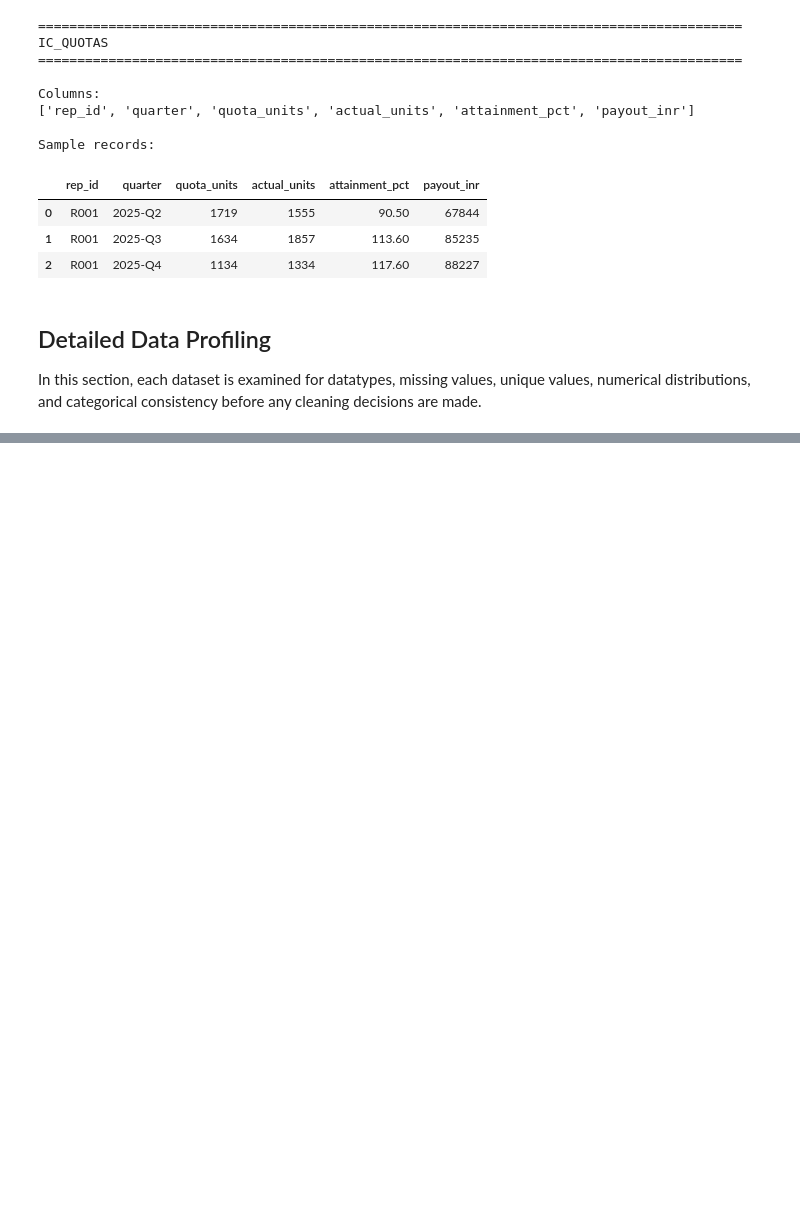
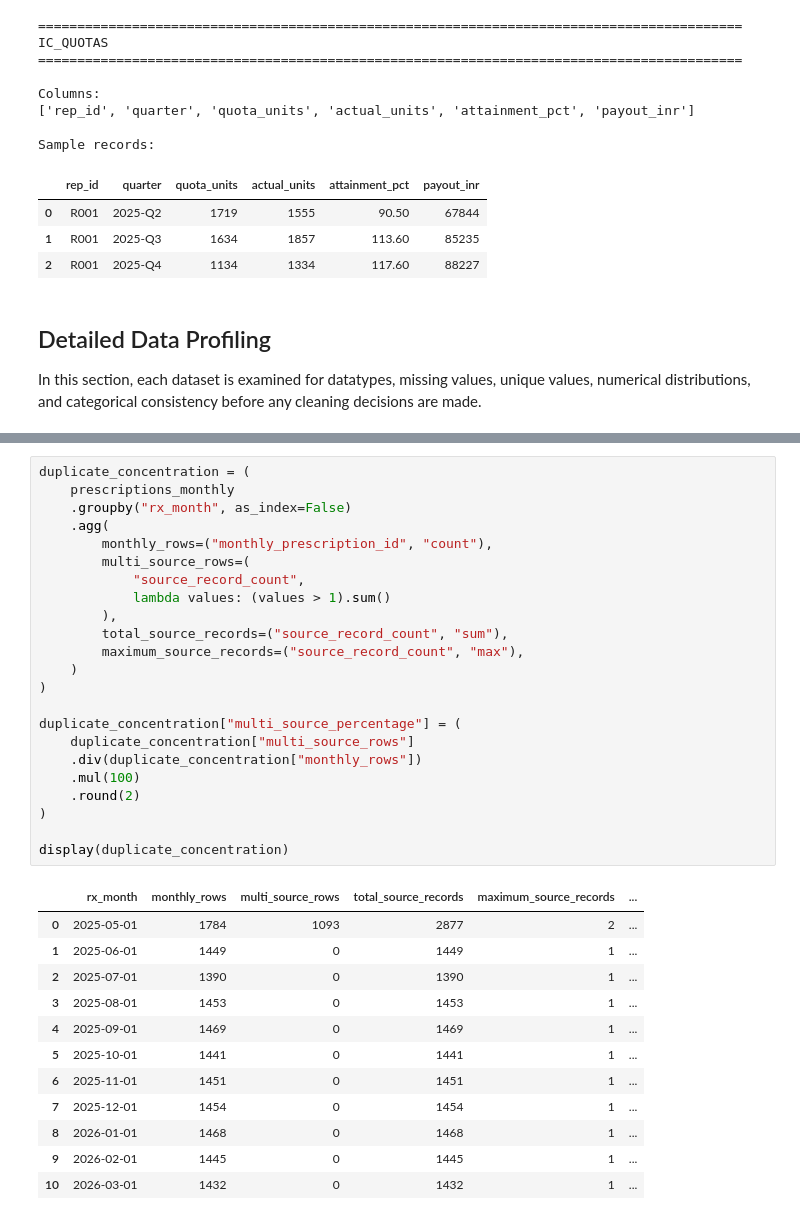
Before and after one commit to anupam-devcodes/rxguide-hcp-analytics, a Jupyter notebook: notebooks/01_data_cleaning_and_eda.ipynb, the cells around one changed output, grey strips where cells are left out. Saved outputs shown, nothing was run; the diff lists cells and outputs as text; blank space fills up the shorter version.

```diff
--- a/notebooks/01_data_cleaning_and_eda.ipynb
+++ b/notebooks/01_data_cleaning_and_eda.ipynb
@@ -262,0 +1961,36 @@ NameError: name 'datasets' is not defined
+# %%
+duplicate_concentration = (
+    prescriptions_monthly
+    .groupby("rx_month", as_index=False)
+    .agg(
+        monthly_rows=("monthly_prescription_id", "count"),
+        multi_source_rows=(
+            "source_record_count",
+            lambda values: (values > 1).sum()
+        ),
+        total_source_records=("source_record_count", "sum"),
+        maximum_source_records=("source_record_count", "max"),
+    )
+)
+
+duplicate_concentration["multi_source_percentage"] = (
+    duplicate_concentration["multi_source_rows"]
+    .div(duplicate_concentration["monthly_rows"])
+    .mul(100)
+    .round(2)
+)
+
+display(duplicate_concentration)
+# %% [output]
+|  | rx_month | monthly_rows | multi_source_rows | total_source_records | maximum_source_records | ... |
+| 0 | 2025-05-01 | 1784 | 1093 | 2877 | 2 | ... |
+| 1 | 2025-06-01 | 1449 | 0 | 1449 | 1 | ... |
+| 2 | 2025-07-01 | 1390 | 0 | 1390 | 1 | ... |
+| 3 | 2025-08-01 | 1453 | 0 | 1453 | 1 | ... |
+| 4 | 2025-09-01 | 1469 | 0 | 1469 | 1 | ... |
+| 5 | 2025-10-01 | 1441 | 0 | 1441 | 1 | ... |
+| 6 | 2025-11-01 | 1451 | 0 | 1451 | 1 | ... |
+| 7 | 2025-12-01 | 1454 | 0 | 1454 | 1 | ... |
+| 8 | 2026-01-01 | 1468 | 0 | 1468 | 1 | ... |
+| 9 | 2026-02-01 | 1445 | 0 | 1445 | 1 | ... |
+| 10 | 2026-03-01 | 1432 | 0 | 1432 | 1 | ... |
```
Also changed, not shown: parts of 45 cells of this notebook, 8 other files.
